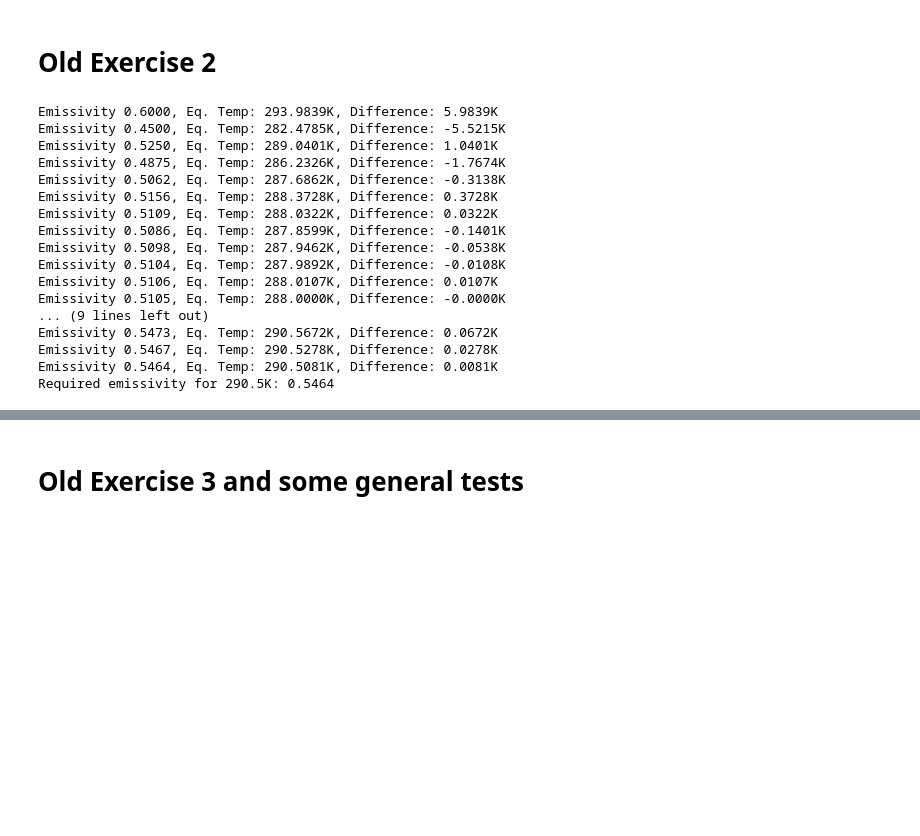
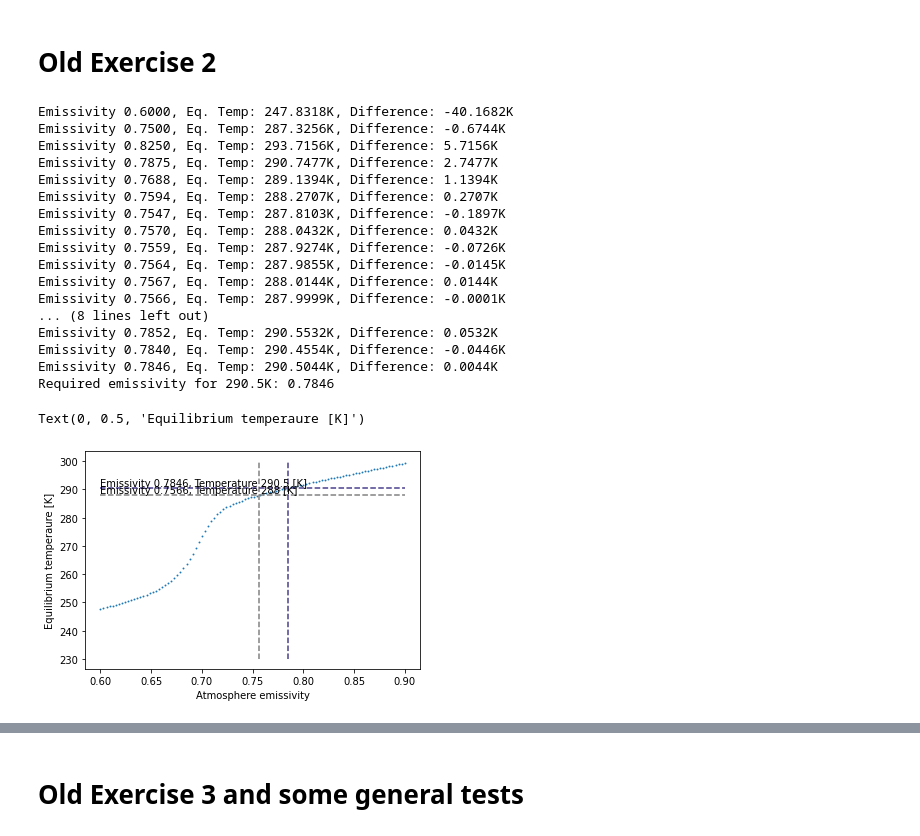
Before and after one commit to dkrieger94/intro, a Jupyter notebook: EarthSystemModel.ipynb, the cells around one changed output, grey strips where cells are left out. Drawn from its saved outputs; the diff is of its cells as text; code cells hidden in the pictures; blank space fills up the shorter version.

```diff
--- a/EarthSystemModel.ipynb
+++ b/EarthSystemModel.ipynb
@@ -241,42 +373,70 @@ Text(0, 0.5, 'dN/dT')
 # %% [markdown]
 # Old Exercise 2
 # %%
-for t_target in [288, 290.5]:
+t_targets = [288, 290.5]
+target_emis = np.zeros_like(t_targets)
+colors = ['gray', 'darkslateblue']
+
+for i, t_target in enumerate(t_targets):
 
     emss_low = 0.3
     emss_high = 0.9
 
     t_dif = 10 # arbitrary starting value, should be higher than value in while condition
 
     while np.abs(t_dif) > 0.01:
         new_emss = 0.5*(emss_low+emss_high)
-        model = ESM(initial_state=255.0, emissivity=new_emss)
+        model = ESM(initial_state=255.0, emissivity=new_emss, co2=0)
         temp_eq = model.integrate(sim_time=25., out_freq=None, update_state=False, verbose=False)
 
         t_dif = temp_eq - t_target
         print(f"Emissivity {new_emss:.4f}, Eq. Temp: {temp_eq:.4f}K, Difference: {t_dif:.4f}K")
 
         if t_dif > 0:
             emss_high = new_emss
         else:
             emss_low = new_emss
 
     print(f"Required emissivity for {t_target}K: {new_emss:.4f}")
+    target_emis[i] = new_emss
+
+emss_arr = np.linspace(0.6, 0.9, 100)
+
+temp_eq = np.empty_like(emss_arr)
+
+for i, emss in enumerate(emss_arr):
+
+    model = ESM(initial_state=255.0, emissivity=emss, co2=0)
+    temp_eq[i] = model.integrate(sim_time=25., out_freq=None, update_state=False, verbose=False)
+
+
+# tau = 1.0 - 0.5 * emss_arr
+plt.scatter(emss_arr, temp_eq, s=0.8)
+
+for i, t in enumerate(t_targets):
+    plt.hlines(t, emss_arr.min(), emss_arr.max(), colors=colors[i], linestyles='dashed', label='')
+    plt.vlines(target_emis[i], 230., 300., colors=colors[i], linestyles='dashed', label='')
+    plt.annotate(f'Emissivity {target_emis[i]:.4f}, Temperature {t} [K]', xy=(emss_arr.min(), t+0.7), xycoords='data')
+
+plt.xlabel("Atmosphere emissivity")
+plt.ylabel("Equilibrium temperaure [K]")
 # %% [output]
-Emissivity 0.6000, Eq. Temp: 293.9839K, Difference: 5.9839K
-Emissivity 0.4500, Eq. Temp: 282.4785K, Difference: -5.5215K
-Emissivity 0.5250, Eq. Temp: 289.0401K, Difference: 1.0401K
-Emissivity 0.4875, Eq. Temp: 286.2326K, Difference: -1.7674K
-Emissivity 0.5062, Eq. Temp: 287.6862K, Difference: -0.3138K
-Emissivity 0.5156, Eq. Temp: 288.3728K, Difference: 0.3728K
-Emissivity 0.5109, Eq. Temp: 288.0322K, Difference: 0.0322K
-Emissivity 0.5086, Eq. Temp: 287.8599K, Difference: -0.1401K
-Emissivity 0.5098, Eq. Temp: 287.9462K, Difference: -0.0538K
-Emissivity 0.5104, Eq. Temp: 287.9892K, Difference: -0.0108K
-Emissivity 0.5106, Eq. Temp: 288.0107K, Difference: 0.0107K
-Emissivity 0.5105, Eq. Temp: 288.0000K, Difference: -0.0000K
-... (9 lines left out)
-Emissivity 0.5473, Eq. Temp: 290.5672K, Difference: 0.0672K
-Emissivity 0.5467, Eq. Temp: 290.5278K, Difference: 0.0278K
-Emissivity 0.5464, Eq. Temp: 290.5081K, Difference: 0.0081K
-Required emissivity for 290.5K: 0.5464
+Emissivity 0.6000, Eq. Temp: 247.8318K, Difference: -40.1682K
+Emissivity 0.7500, Eq. Temp: 287.3256K, Difference: -0.6744K
+Emissivity 0.8250, Eq. Temp: 293.7156K, Difference: 5.7156K
+Emissivity 0.7875, Eq. Temp: 290.7477K, Difference: 2.7477K
+Emissivity 0.7688, Eq. Temp: 289.1394K, Difference: 1.1394K
+Emissivity 0.7594, Eq. Temp: 288.2707K, Difference: 0.2707K
+Emissivity 0.7547, Eq. Temp: 287.8103K, Difference: -0.1897K
+Emissivity 0.7570, Eq. Temp: 288.0432K, Difference: 0.0432K
+Emissivity 0.7559, Eq. Temp: 287.9274K, Difference: -0.0726K
+Emissivity 0.7564, Eq. Temp: 287.9855K, Difference: -0.0145K
+Emissivity 0.7567, Eq. Temp: 288.0144K, Difference: 0.0144K
+Emissivity 0.7566, Eq. Temp: 287.9999K, Difference: -0.0001K
+... (8 lines left out)
+Emissivity 0.7852, Eq. Temp: 290.5532K, Difference: 0.0532K
+Emissivity 0.7840, Eq. Temp: 290.4554K, Difference: -0.0446K
+Emissivity 0.7846, Eq. Temp: 290.5044K, Difference: 0.0044K
+Required emissivity for 290.5K: 0.7846
+Text(0, 0.5, 'Equilibrium temperaure [K]')
+[figure, added]
```
Also changed, not shown: parts of 6 cells of this notebook.
